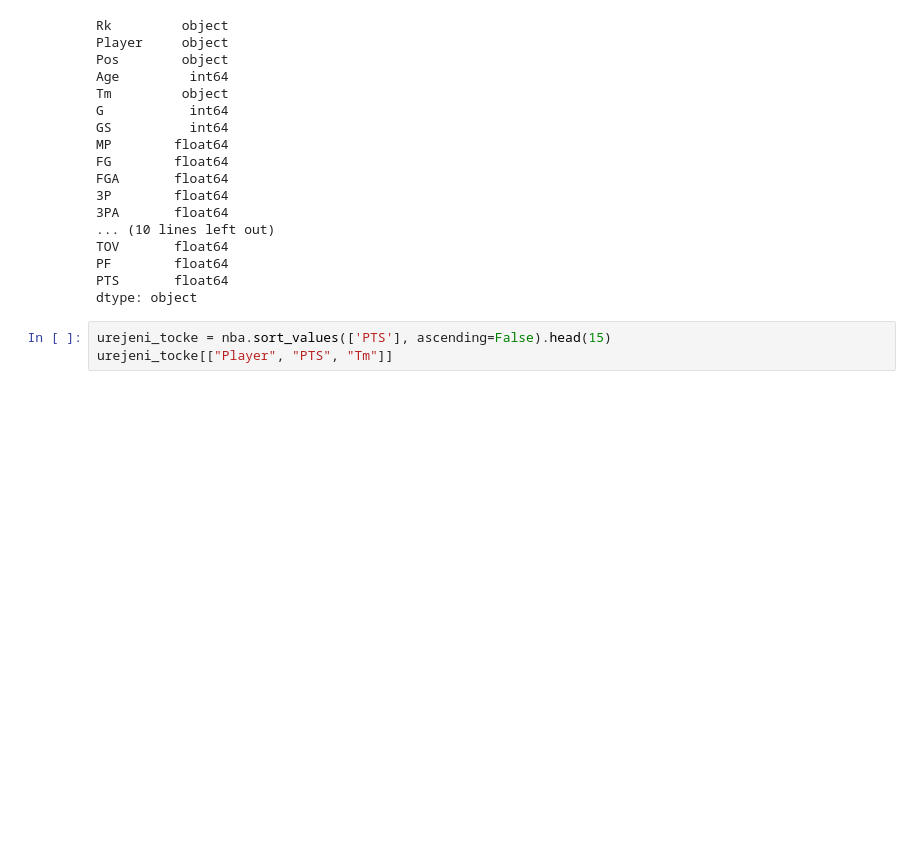
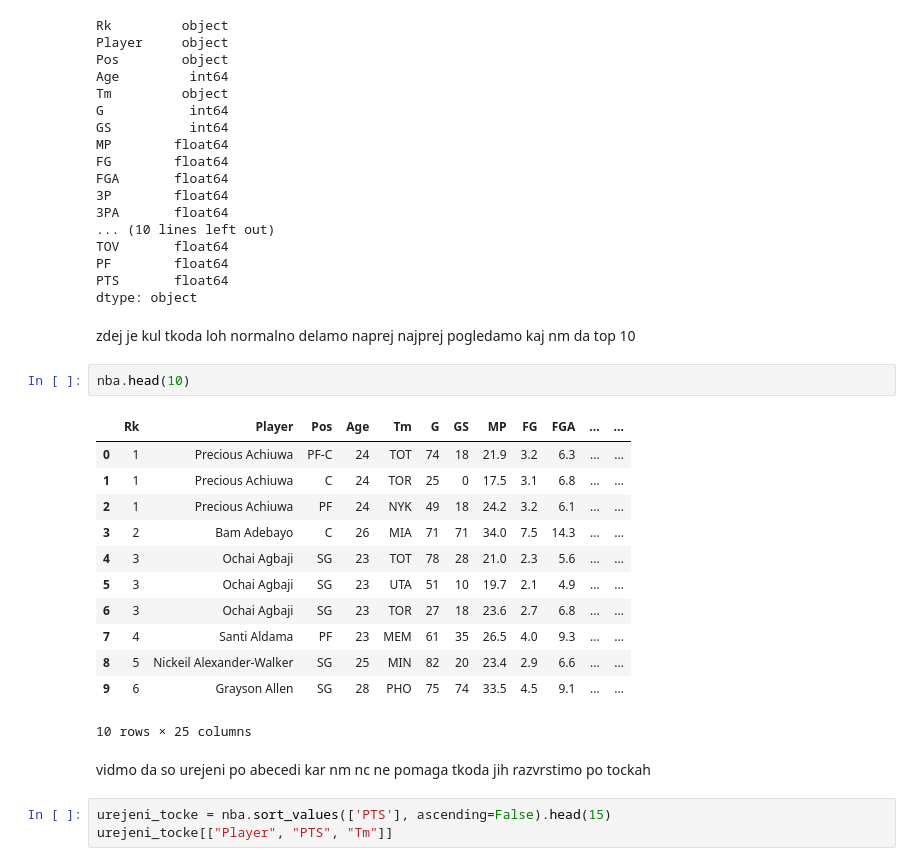
Before and after one commit to elizapecoraro/Eliza-Pecoraro-Projektna-naloga-UVP, a Jupyter notebook: analiza.ipynb, the cells around one changed output. Drawn from its saved outputs; the diff is of its cells as text; blank space fills up the shorter version.

```diff
--- a/analiza.ipynb
+++ b/analiza.ipynb
@@ -60,6 +66,26 @@ TOV       float64
 PF        float64
 PTS       float64
 dtype: object
+# %% [markdown]
+zdej je kul tkoda loh normalno delamo naprej
+najprej pogledamo kaj nm da top 10
+# %%
+nba.head(10)
+# %% [output]
+|  | Rk | Player | Pos | Age | Tm | G | GS | MP | FG | FGA | ... | ... |
+| 0 | 1 | Precious Achiuwa | PF-C | 24 | TOT | 74 | 18 | 21.9 | 3.2 | 6.3 | ... | ... |
+| 1 | 1 | Precious Achiuwa | C | 24 | TOR | 25 | 0 | 17.5 | 3.1 | 6.8 | ... | ... |
+| 2 | 1 | Precious Achiuwa | PF | 24 | NYK | 49 | 18 | 24.2 | 3.2 | 6.1 | ... | ... |
+| 3 | 2 | Bam Adebayo | C | 26 | MIA | 71 | 71 | 34.0 | 7.5 | 14.3 | ... | ... |
+| 4 | 3 | Ochai Agbaji | SG | 23 | TOT | 78 | 28 | 21.0 | 2.3 | 5.6 | ... | ... |
+| 5 | 3 | Ochai Agbaji | SG | 23 | UTA | 51 | 10 | 19.7 | 2.1 | 4.9 | ... | ... |
+| 6 | 3 | Ochai Agbaji | SG | 23 | TOR | 27 | 18 | 23.6 | 2.7 | 6.8 | ... | ... |
+| 7 | 4 | Santi Aldama | PF | 23 | MEM | 61 | 35 | 26.5 | 4.0 | 9.3 | ... | ... |
+| 8 | 5 | Nickeil Alexander-Walker | SG | 25 | MIN | 82 | 20 | 23.4 | 2.9 | 6.6 | ... | ... |
+| 9 | 6 | Grayson Allen | SG | 28 | PHO | 75 | 74 | 33.5 | 4.5 | 9.1 | ... | ... |
+10 rows × 25 columns
+# %% [markdown]
+vidmo da so urejeni po abecedi kar nm nc ne pomaga tkoda jih razvrstimo po tockah
 # %%
 urejeni_tocke = nba.sort_values(['PTS'], ascending=False).head(15)
 urejeni_tocke[["Player", "PTS", "Tm"]]
```
Also changed, not shown: parts of 4 cells of this notebook.
